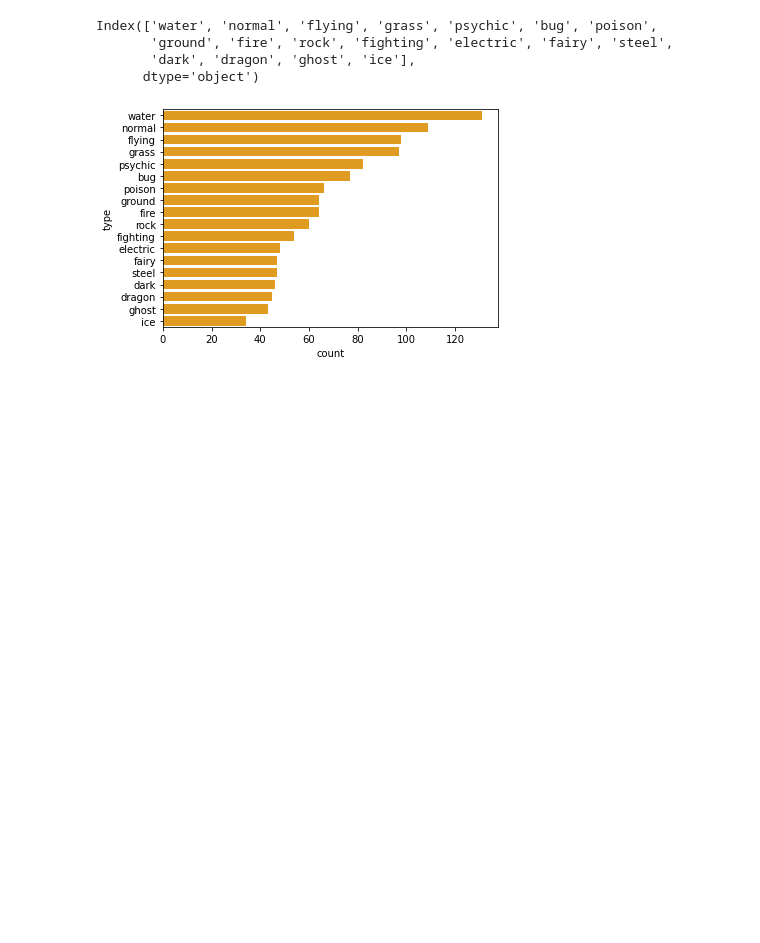
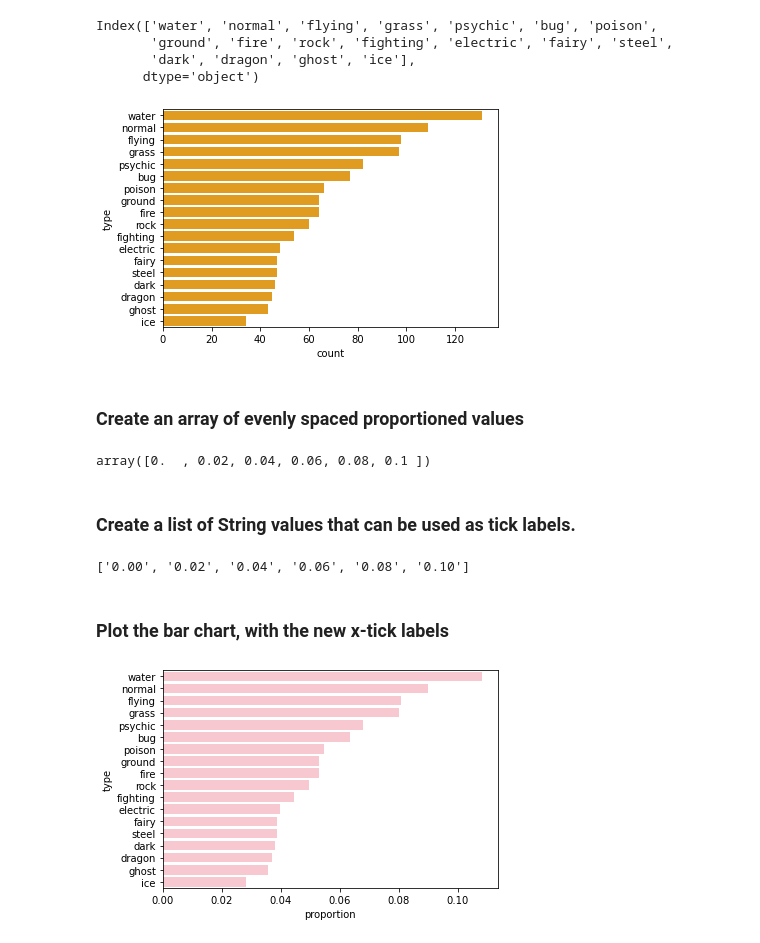
Before and after one commit to gilbertodemelo/pokemon, a Jupyter notebook: Pokemon.ipynb, the cells around one changed output. Cells and saved outputs as stored; diff of their text form; code cells hidden in the pictures; blank space fills up the shorter version.

Commit message:
added more bar charts

```diff
--- a/Pokemon.ipynb
+++ b/Pokemon.ipynb
@@ -88,3 +88,40 @@ Index(['water', 'normal', 'flying', 'grass', 'psychic', 'bug', 'poison',
 sb.countplot(data = pokemon_types, y = 'type', color = 'orange', order = type_order);
 # %% [output]
 [figure]
+# %%
+# Plot a bar chart having the proportions, instead of the actual count
+n_pokemon = pokemon_types['type'].value_counts().sum()
+
+# Return the highest frequency in the `type` column
+max_type_count = type_counts[0]
+
+# Return the maximum proportion. In other words,
+# compute the length of the longest bar in terms of
+# the proportion
+max_prop = max_type_count / n_pokemon
+# %% [markdown]
+### Create an array of evenly spaced proportioned values
+# %%
+tick_props = np.arange(0, max_prop, 0.02)
+tick_props
+# %% [output]
+array([0.  , 0.02, 0.04, 0.06, 0.08, 0.1 ])
+# %% [markdown]
+### Create a list of String values that can be used as tick labels.
+# %%
+# Use a list comprehension to create tick_names that will apply to the tick labels.
+# Pick each element `v` from the `tick_props` and convert it into a formatted string.
+tick_names = ['{:0.2f}'.format(v) for v in tick_props]
+tick_names
+# %% [output]
+['0.00', '0.02', '0.04', '0.06', '0.08', '0.10']
+# %% [markdown]
+### Plot the bar chart, with the new x-tick labels
+# %%
+sb.countplot(data = pokemon_types, y = 'type', color = 'pink', order = type_order)
+
+# Change the tick locations and labels
+plt.xticks(tick_props * n_pokemon, tick_names)
+plt.xlabel('proportion');
+# %% [output]
+[figure, added]
```
Also changed, not shown: parts of 5 cells of this notebook.
